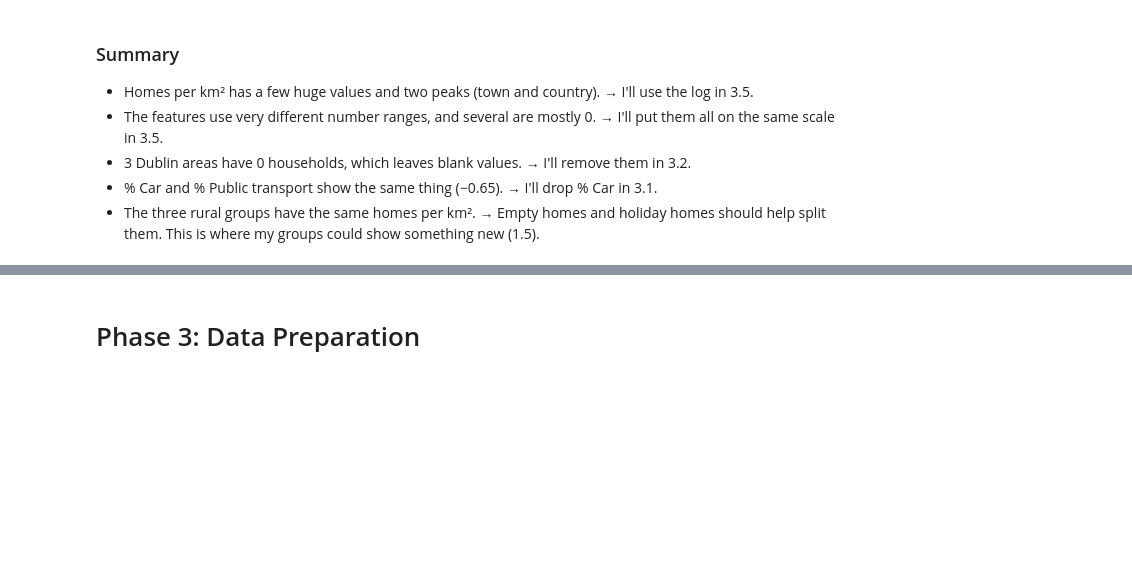
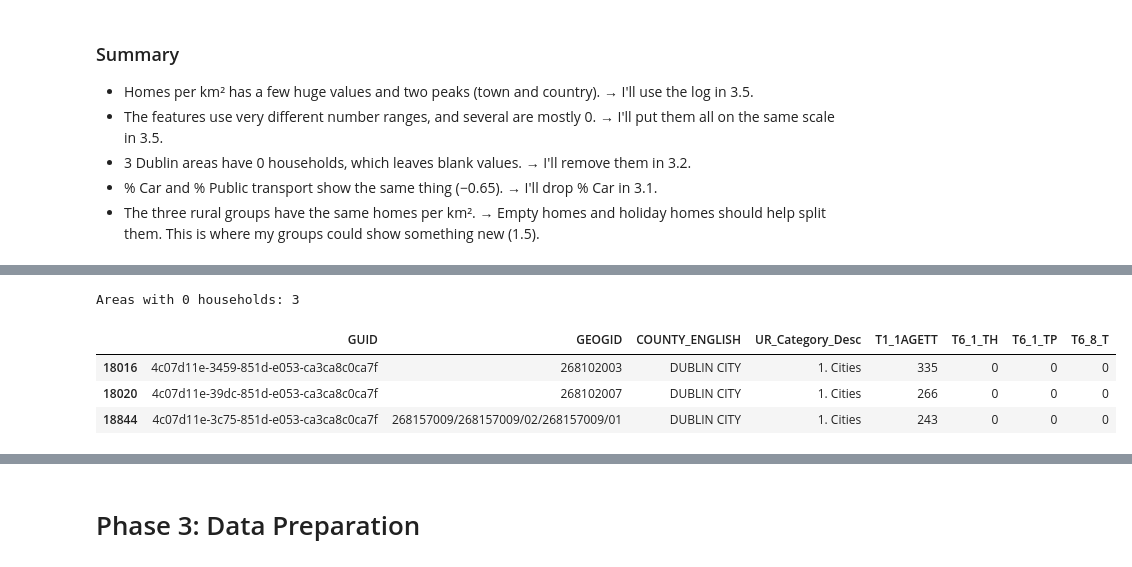
Before and after one commit to SwoopCodes/Data-Analytics_Irish-housing-density, a Jupyter notebook: notebooks/CA2_CRISP_DM_Notebook.ipynb, the cells around one changed output, grey strips where cells are left out. Drawn from its saved outputs; the diff is of its cells as text; code cells hidden in the pictures; blank space fills up the shorter version.

```diff
--- a/notebooks/CA2_CRISP_DM_Notebook.ipynb
+++ b/notebooks/CA2_CRISP_DM_Notebook.ipynb
@@ -554,0 +581,10 @@ I'm keeping these, because each one still tells me something different. Two thin
+# %%
+zero_hh = explore[explore["T6_1_TH"] == 0]
+print("Areas with 0 households:", len(zero_hh))
+zero_hh[["GUID", "GEOGID", "COUNTY_ENGLISH", "UR_Category_Desc", "T1_1AGETT", "T6_1_TH", "T6_1_TP", "T6_8_T"]]
+# %% [output]
+Areas with 0 households: 3
+|  | GUID | GEOGID | COUNTY_ENGLISH | UR_Category_Desc | T1_1AGETT | T6_1_TH | T6_1_TP | T6_8_T |
+| 18016 | 4c07d11e-3459-851d-e053-ca3ca8c0ca7f | 268102003 | DUBLIN CITY | 1. Cities | 335 | 0 | 0 | 0 |
+| 18020 | 4c07d11e-39dc-851d-e053-ca3ca8c0ca7f | 268102007 | DUBLIN CITY | 1. Cities | 266 | 0 | 0 | 0 |
+| 18844 | 4c07d11e-3c75-851d-e053-ca3ca8c0ca7f | 268157009/268157009/02/268157009/01 | DUBLIN CITY | 1. Cities | 243 | 0 | 0 | 0 |
```
Also changed, not shown: parts of 16 cells of this notebook.
